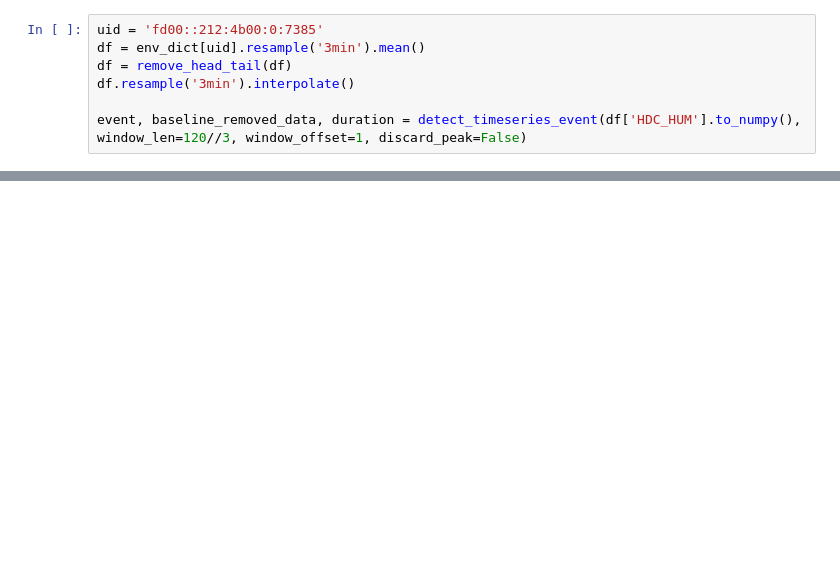
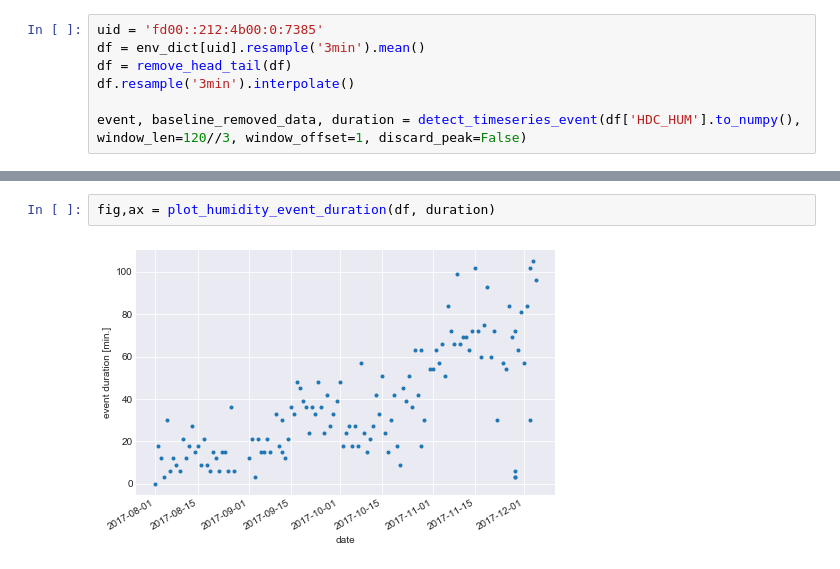
Before and after one commit to takuyamagata/random_idea_test, a Jupyter notebook: sphere_data_analysis/hum_data_plots.ipynb, the cells around one changed output, grey strips where cells are left out. Drawn from its saved outputs; the diff is of its cells as text; blank space fills up the shorter version.

Commit message:
added humidity event detection VI model

```diff
--- a/sphere_data_analysis/hum_data_plots.ipynb
+++ b/sphere_data_analysis/hum_data_plots.ipynb
@@ -188,0 +184,4 @@ Text(0, 0.5, 'event duration [min.]')
+# %%
+fig,ax = plot_humidity_event_duration(df, duration)
+# %% [output]
+[figure, added]
```
Also changed, not shown: parts of 6 cells of this notebook, 13 other files.
